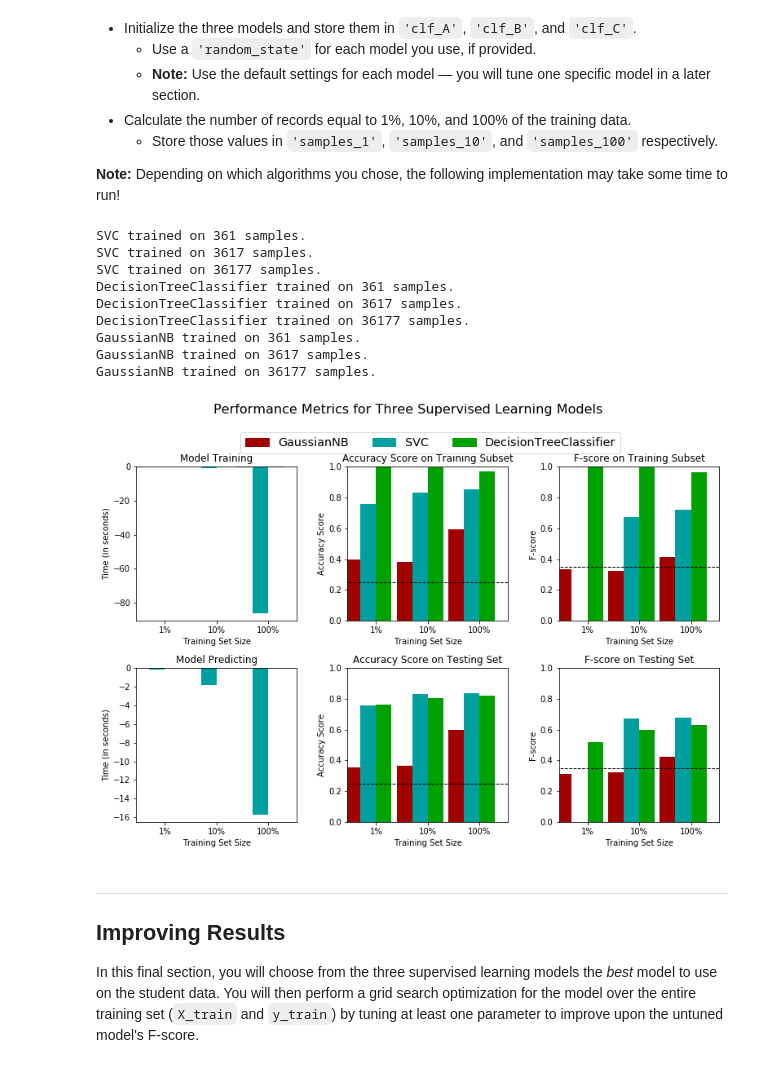
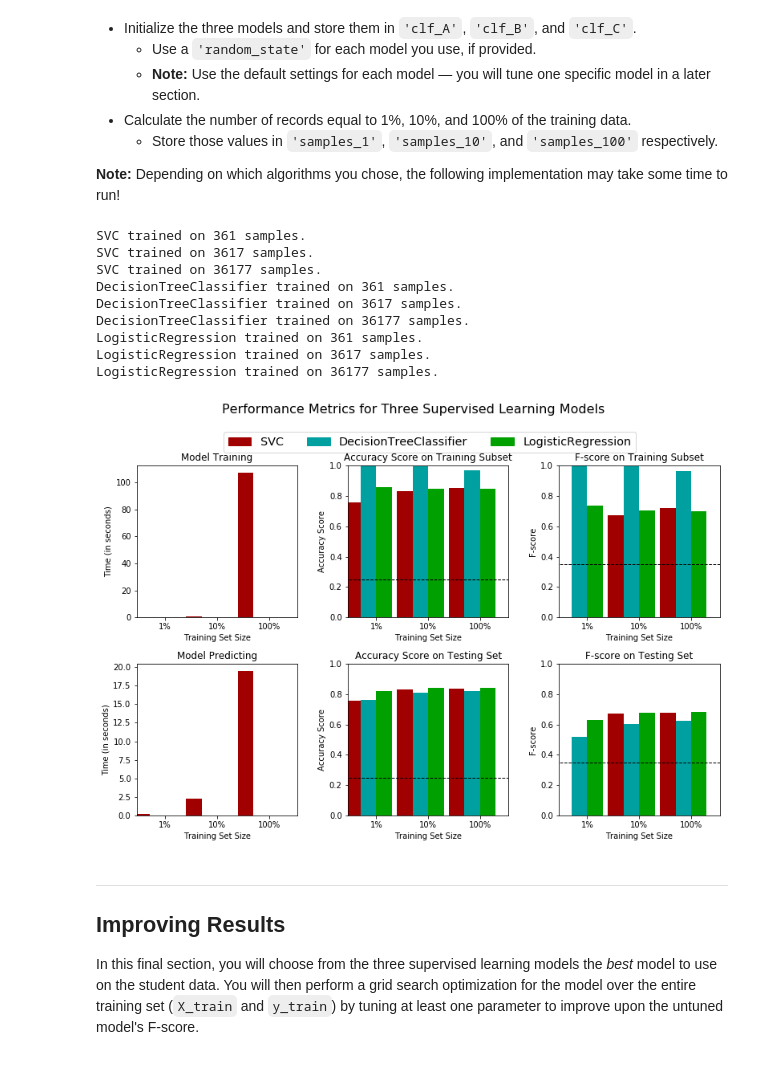
Before and after one commit to Kinosei/Udacity_Machine_Learning_practice, a Jupyter notebook: projects/finding_donors/finding_donors.ipynb, the cells around one changed output. Saved outputs shown, nothing was run; the diff lists cells and outputs as text; code cells hidden in the pictures.

```diff
--- a/projects/finding_donors/finding_donors.ipynb
+++ b/projects/finding_donors/finding_donors.ipynb
@@ -337,7 +337,7 @@ def train_predict(learner, sample_size, X_train, y_train, X_test, y_test, beta=0
     end = time() # Get end time
 
     # TODO: Calculate the training time
-    results['train_time'] = start - end
+    results['train_time'] = end - start
 
     # TODO: Get the predictions on the test set(X_test),
     #       then get predictions on the first 300 training samples(X_train) using .predict()
@@ -347,7 +347,7 @@ def train_predict(learner, sample_size, X_train, y_train, X_test, y_test, beta=0
     end = time() # Get end time
 
     # TODO: Calculate the total prediction time
-    results['pred_time'] = start - end
+    results['pred_time'] = end - start
 
     # TODO: Compute accuracy on the first 300 training samples which is y_train[:300]
     results['acc_train'] = accuracy_score(y_train[:300], predictions_train)
@@ -380,44 +380,44 @@ In the code cell, you will need to implement the following:
 # %%
 # TODO: Import the three supervised learning models from sklearn
 from sklearn.svm import SVC
+from sklearn.linear_model import LogisticRegression
 from sklearn.tree import DecisionTreeClassifier
-from sklearn.naive_bayes import GaussianNB
 
 # TODO: Initialize the three models
-clf_A = SVC()
-clf_B = DecisionTreeClassifier()
-clf_C = GaussianNB()
+clf_A = SVC(random_state=1)
+clf_B = DecisionTreeClassifier(random_state=1)
+clf_C = LogisticRegression(random_state=1)
 
 # TODO: Calculate the number of samples for 1%, 10%, and 100% of the training data
 # HINT: samples_100 is the entire training set i.e. len(y_train)
 # HINT: samples_10 is 10% of samples_100 (ensure to set the count of the values to be `int` and not `float`)
 # HINT: samples_1 is 1% of samples_100 (ensure to set the count of the values to be `int` and not `float`)
 samples_100 = len(X_train)
 samples_10 = int(samples_100 * 0.1)
 samples_1 = int(samples_100 * 0.01)
 
 # Collect results on the learners
 results = {}
 for clf in [clf_A, clf_B, clf_C]:
     clf_name = clf.__class__.__name__
     results[clf_name] = {}
     for i, samples in enumerate([samples_1, samples_10, samples_100]):
         results[clf_name][i] = \
         train_predict(clf, samples, X_train, y_train, X_test, y_test)
 
 # Run metrics visualization for the three supervised learning models chosen
 vs.evaluate(results, accuracy, fscore)
 # %% [output]
 SVC trained on 361 samples.
 SVC trained on 3617 samples.
 SVC trained on 36177 samples.
 DecisionTreeClassifier trained on 361 samples.
 DecisionTreeClassifier trained on 3617 samples.
 DecisionTreeClassifier trained on 36177 samples.
-GaussianNB trained on 361 samples.
-GaussianNB trained on 3617 samples.
-GaussianNB trained on 36177 samples.
+LogisticRegression trained on 361 samples.
+LogisticRegression trained on 3617 samples.
+LogisticRegression trained on 36177 samples.
-[figure, old version]
+[figure, new version]
 # %% [markdown]
 ----
 ## Improving Results
```
Also changed, not shown: parts of 19 cells of this notebook, 1 other file.
